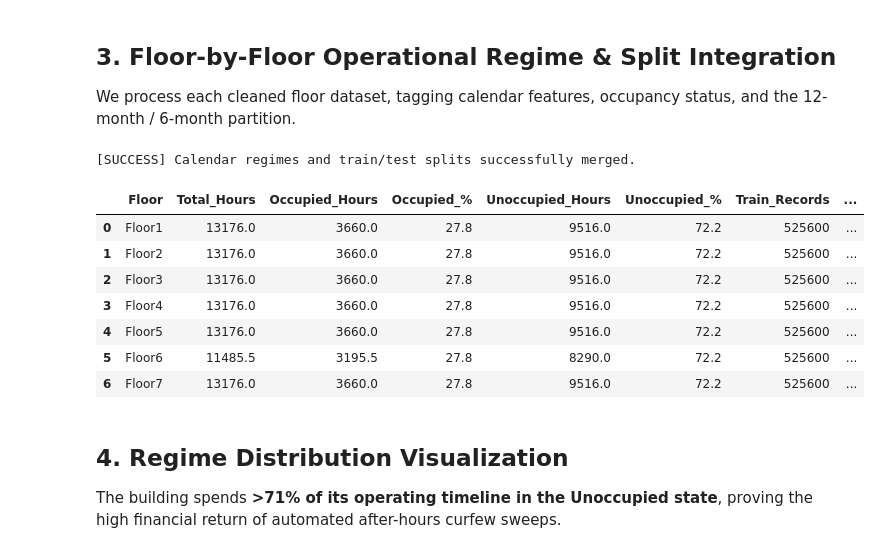
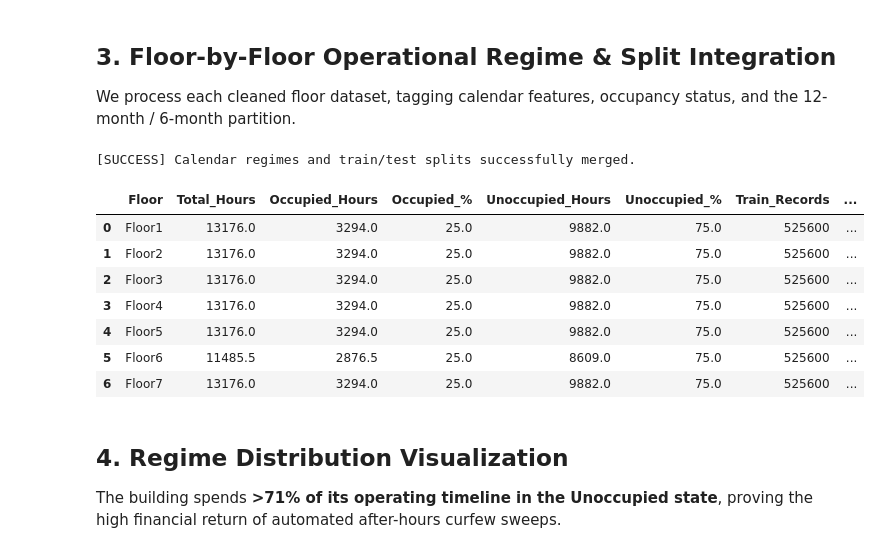
Before and after one commit to fcyap/IS4001-G1T4, a Jupyter notebook: notebooks/qn1d_schedule_merge.ipynb, the cells around one changed output. Cells and saved outputs as stored; diff of their text form; code cells hidden in the pictures.

```diff
--- a/notebooks/qn1d_schedule_merge.ipynb
+++ b/notebooks/qn1d_schedule_merge.ipynb
@@ -93,43 +93,43 @@ for floor_num in range(1, 8):
         (~df['Is_Weekend']) &
         (~df['Is_Holiday']) &
         (df['Hour'] >= 8) &
-        (df['Hour'] < 18)
+        (df['Hour'] < 17)
     )
     df['Is_Unoccupied'] = ~df['Is_Occupied']
 
     # 12-month Train / 6-month Test partition
     df['Split'] = np.where(df.index <= TRAIN_CUTOFF, 'Train', 'Test')
 
     merged_floors[floor_key] = df
 
     occ_hrs = df['Is_Occupied'].sum() / 60.0
     unocc_hrs = df['Is_Unoccupied'].sum() / 60.0
     total_hrs = len(df) / 60.0
 
     regime_summary.append({
         'Floor': floor_key,
         'Total_Hours': round(total_hrs, 1),
         'Occupied_Hours': round(occ_hrs, 1),
         'Occupied_%': round(occ_hrs / total_hrs * 100, 1),
         'Unoccupied_Hours': round(unocc_hrs, 1),
         'Unoccupied_%': round(unocc_hrs / total_hrs * 100, 1),
         'Train_Records': (df['Split'] == 'Train').sum(),
         'Test_Records': (df['Split'] == 'Test').sum()
     })
 
 regime_df = pd.DataFrame(regime_summary)
 print("[SUCCESS] Calendar regimes and train/test splits successfully merged.")
 display(regime_df)
 # %% [output]
 [SUCCESS] Calendar regimes and train/test splits successfully merged.
 |  | Floor | Total_Hours | Occupied_Hours | Occupied_% | Unoccupied_Hours | Unoccupied_% | Train_Records | ... |
-| 0 | Floor1 | 13176.0 | 3660.0 | 27.8 | 9516.0 | 72.2 | 525600 | ... |
-| 1 | Floor2 | 13176.0 | 3660.0 | 27.8 | 9516.0 | 72.2 | 525600 | ... |
-| 2 | Floor3 | 13176.0 | 3660.0 | 27.8 | 9516.0 | 72.2 | 525600 | ... |
-| 3 | Floor4 | 13176.0 | 3660.0 | 27.8 | 9516.0 | 72.2 | 525600 | ... |
-| 4 | Floor5 | 13176.0 | 3660.0 | 27.8 | 9516.0 | 72.2 | 525600 | ... |
-| 5 | Floor6 | 11485.5 | 3195.5 | 27.8 | 8290.0 | 72.2 | 525600 | ... |
-| 6 | Floor7 | 13176.0 | 3660.0 | 27.8 | 9516.0 | 72.2 | 525600 | ... |
+| 0 | Floor1 | 13176.0 | 3294.0 | 25.0 | 9882.0 | 75.0 | 525600 | ... |
+| 1 | Floor2 | 13176.0 | 3294.0 | 25.0 | 9882.0 | 75.0 | 525600 | ... |
+| 2 | Floor3 | 13176.0 | 3294.0 | 25.0 | 9882.0 | 75.0 | 525600 | ... |
+| 3 | Floor4 | 13176.0 | 3294.0 | 25.0 | 9882.0 | 75.0 | 525600 | ... |
+| 4 | Floor5 | 13176.0 | 3294.0 | 25.0 | 9882.0 | 75.0 | 525600 | ... |
+| 5 | Floor6 | 11485.5 | 2876.5 | 25.0 | 8609.0 | 75.0 | 525600 | ... |
+| 6 | Floor7 | 13176.0 | 3294.0 | 25.0 | 9882.0 | 75.0 | 525600 | ... |
 # %% [markdown]
 ## 4. Regime Distribution Visualization
 The building spends **>71% of its operating timeline in the Unoccupied state**, proving the high financial return of automated after-hours curfew sweeps.
```
Also changed, not shown: parts of 2 cells of this notebook, 1 other file.
